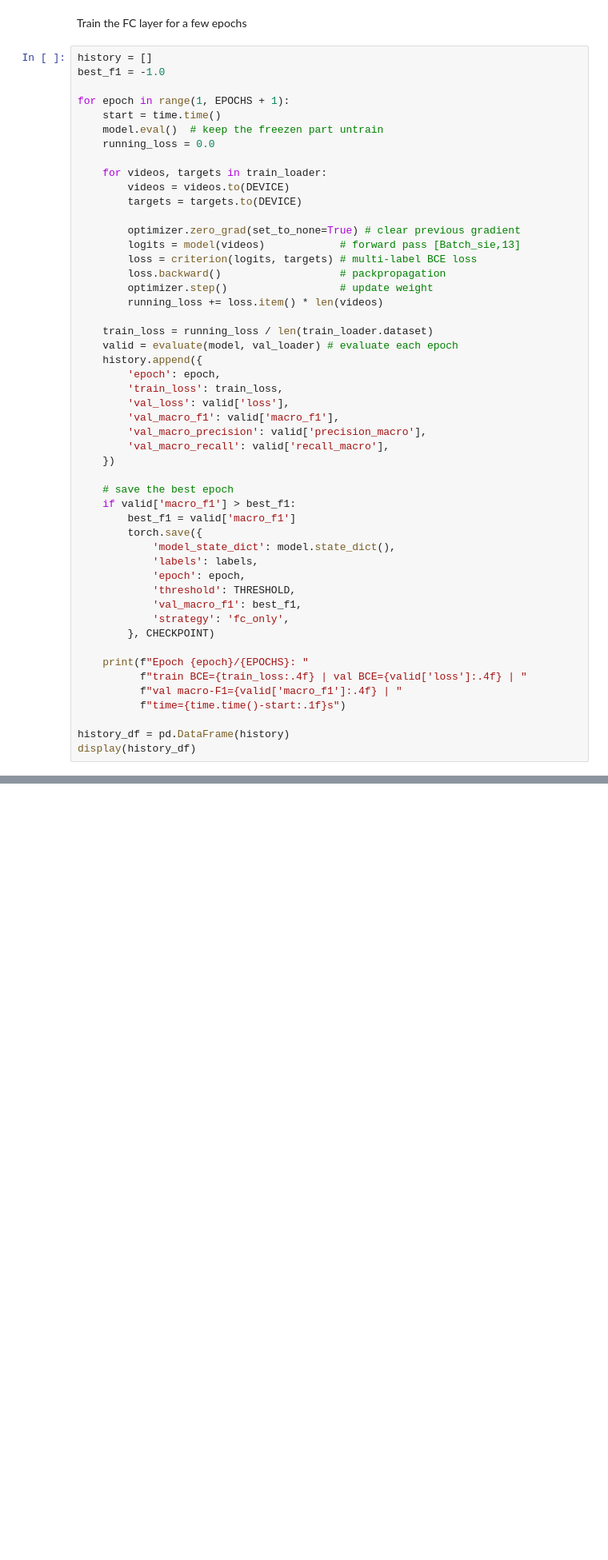
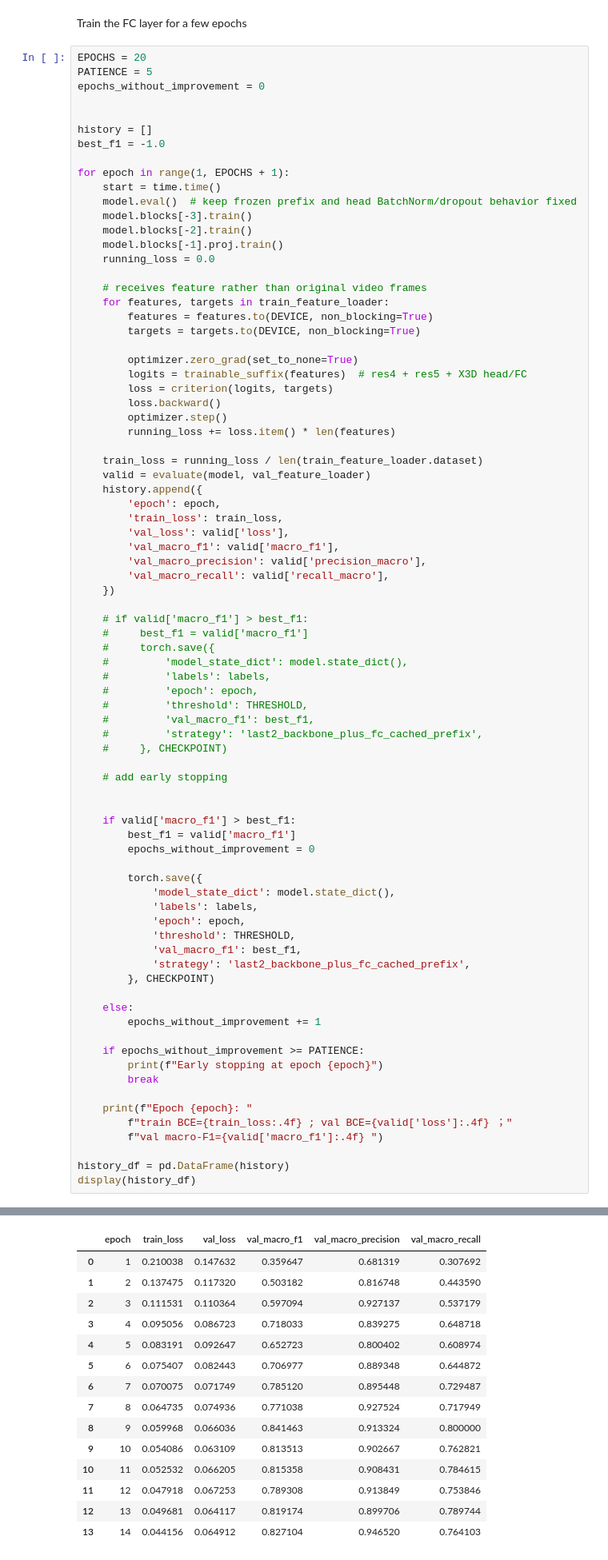
Before and after one commit to 99Niki/CPR-technical-errors-detection, a Jupyter notebook: LZ_CPR.ipynb, the cells around one changed output, grey strips where cells are left out. Shown at 80% size. Drawn from its saved outputs; the diff is of its cells as text; blank space fills up the shorter version.

```diff
--- a/LZ_CPR.ipynb
+++ b/LZ_CPR.ipynb
@@ -336,27 +448,36 @@ validation BCE=0.6950
 # %% [markdown]
 Train the FC layer for a few epochs
 # %%
+EPOCHS = 20
+PATIENCE = 5
+epochs_without_improvement = 0
+
+
 history = []
 best_f1 = -1.0
 
 for epoch in range(1, EPOCHS + 1):
     start = time.time()
-    model.eval()  # keep the freezen part untrain
+    model.eval()  # keep frozen prefix and head BatchNorm/dropout behavior fixed
+    model.blocks[-3].train()
+    model.blocks[-2].train()
+    model.blocks[-1].proj.train()
     running_loss = 0.0
 
-    for videos, targets in train_loader:
-        videos = videos.to(DEVICE)
-        targets = targets.to(DEVICE)
+    # receives feature rather than original video frames
+    for features, targets in train_feature_loader:
+        features = features.to(DEVICE, non_blocking=True)
+        targets = targets.to(DEVICE, non_blocking=True)
 
-        optimizer.zero_grad(set_to_none=True) # clear previous gradient
-        logits = model(videos)            # forward pass [Batch_sie,13]
-        loss = criterion(logits, targets) # multi-label BCE loss
-        loss.backward()                   # packpropagation
-        optimizer.step()                  # update weight
-        running_loss += loss.item() * len(videos)
+        optimizer.zero_grad(set_to_none=True)
+        logits = trainable_suffix(features)  # res4 + res5 + X3D head/FC
+        loss = criterion(logits, targets)
+        loss.backward()
+        optimizer.step()
+        running_loss += loss.item() * len(features)
 
-    train_loss = running_loss / len(train_loader.dataset)
-    valid = evaluate(model, val_loader) # evaluate each epoch
+    train_loss = running_loss / len(train_feature_loader.dataset)
+    valid = evaluate(model, val_feature_loader)
     history.append({
         'epoch': epoch,
         'train_loss': train_loss,
@@ -366,22 +487,43 @@ for epoch in range(1, EPOCHS + 1):
         'val_macro_recall': valid['recall_macro'],
     })
 
-    # save the best epoch
+    # if valid['macro_f1'] > best_f1:
+    #     best_f1 = valid['macro_f1']
+    #     torch.save({
+    #         'model_state_dict': model.state_dict(),
+    #         'labels': labels,
+    #         'epoch': epoch,
+    #         'threshold': THRESHOLD,
+    #         'val_macro_f1': best_f1,
+    #         'strategy': 'last2_backbone_plus_fc_cached_prefix',
+    #     }, CHECKPOINT)
+
+    # add early stopping
+
+
     if valid['macro_f1'] > best_f1:
         best_f1 = valid['macro_f1']
+        epochs_without_improvement = 0
+
         torch.save({
             'model_state_dict': model.state_dict(),
             'labels': labels,
             'epoch': epoch,
             'threshold': THRESHOLD,
             'val_macro_f1': best_f1,
-            'strategy': 'fc_only',
+            'strategy': 'last2_backbone_plus_fc_cached_prefix',
         }, CHECKPOINT)
 
-    print(f"Epoch {epoch}/{EPOCHS}: "
-          f"train BCE={train_loss:.4f} | val BCE={valid['loss']:.4f} | "
-          f"val macro-F1={valid['macro_f1']:.4f} | "
-          f"time={time.time()-start:.1f}s")
+    else:
+        epochs_without_improvement += 1
+
+    if epochs_without_improvement >= PATIENCE:
+        print(f"Early stopping at epoch {epoch}")
+        break
+
+    print(f"Epoch {epoch}: "
+        f"train BCE={train_loss:.4f} ; val BCE={valid['loss']:.4f} ；"
+        f"val macro-F1={valid['macro_f1']:.4f} ")
 
 history_df = pd.DataFrame(history)
 display(history_df)
@@ -392,3 +545,18 @@ Epoch 3/5: train BCE=0.0922 | val BCE=0.0946 | val macro-F1=0.6424 | time=943.7s
+|  | epoch | train_loss | val_loss | val_macro_f1 | val_macro_precision | val_macro_recall |
+| 0 | 1 | 0.210038 | 0.147632 | 0.359647 | 0.681319 | 0.307692 |
+| 1 | 2 | 0.137475 | 0.117320 | 0.503182 | 0.816748 | 0.443590 |
+| 2 | 3 | 0.111531 | 0.110364 | 0.597094 | 0.927137 | 0.537179 |
+| 3 | 4 | 0.095056 | 0.086723 | 0.718033 | 0.839275 | 0.648718 |
+| 4 | 5 | 0.083191 | 0.092647 | 0.652723 | 0.800402 | 0.608974 |
+| 5 | 6 | 0.075407 | 0.082443 | 0.706977 | 0.889348 | 0.644872 |
+| 6 | 7 | 0.070075 | 0.071749 | 0.785120 | 0.895448 | 0.729487 |
+| 7 | 8 | 0.064735 | 0.074936 | 0.771038 | 0.927524 | 0.717949 |
+| 8 | 9 | 0.059968 | 0.066036 | 0.841463 | 0.913324 | 0.800000 |
+| 9 | 10 | 0.054086 | 0.063109 | 0.813513 | 0.902667 | 0.762821 |
+| 10 | 11 | 0.052532 | 0.066205 | 0.815358 | 0.908431 | 0.784615 |
+| 11 | 12 | 0.047918 | 0.067253 | 0.789308 | 0.913849 | 0.753846 |
+| 12 | 13 | 0.049681 | 0.064117 | 0.819174 | 0.899706 | 0.789744 |
+| 13 | 14 | 0.044156 | 0.064912 | 0.827104 | 0.946520 | 0.764103 |
 # %% [markdown]
 Reload the best epoch, calculate validation metrics again, and got the F1 scores
 # %%
```
Also changed, not shown: parts of 12 cells of this notebook.
